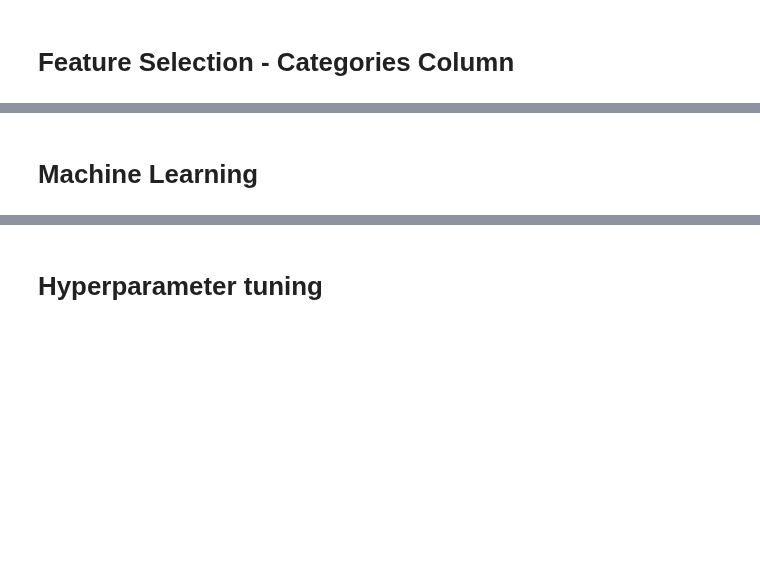
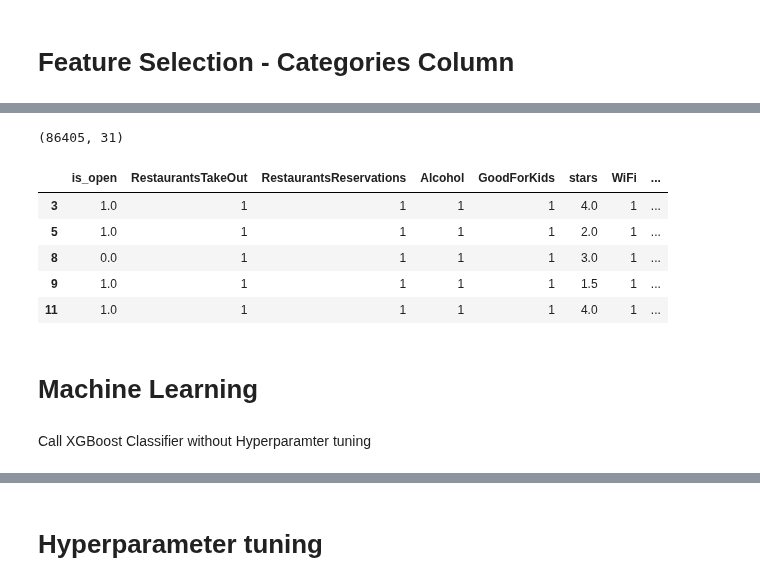
Before and after one commit to jmohsbeck1/jpmc_mle, a Jupyter notebook: DataDazzlers_DineOracle.ipynb, the cells around one changed output, grey strips where cells are left out. Cells and saved outputs as stored; diff of their text form; code cells hidden in the pictures; blank space fills up the shorter version.

```diff
--- a/DataDazzlers_DineOracle.ipynb
+++ b/DataDazzlers_DineOracle.ipynb
@@ -421,3 +422,16 @@ Data columns (total 31 columns):
  30  fastct_food                         86405 non-null  float64
 dtypes: float64(17), int64(14)
 memory usage: 23.1 MB
+# %%
+business_normalized.shape
+# %% [output]
+(86405, 31)
+# %%
+business_normalized.head()
+# %% [output]
+|  | is_open | RestaurantsTakeOut | RestaurantsReservations | Alcohol | GoodForKids | stars | WiFi | ... |
+| 3 | 1.0 | 1 | 1 | 1 | 1 | 4.0 | 1 | ... |
+| 5 | 1.0 | 1 | 1 | 1 | 1 | 2.0 | 1 | ... |
+| 8 | 0.0 | 1 | 1 | 1 | 1 | 3.0 | 1 | ... |
+| 9 | 1.0 | 1 | 1 | 1 | 1 | 1.5 | 1 | ... |
+| 11 | 1.0 | 1 | 1 | 1 | 1 | 4.0 | 1 | ... |
@@ -424,2 +440,4 @@ memory usage: 23.1 MB
 # %% [markdown]
 # Machine Learning
+# %% [markdown]
+Call XGBoost Classifier without Hyperparamter tuning
```
Also changed, not shown: parts of 21 cells of this notebook.
